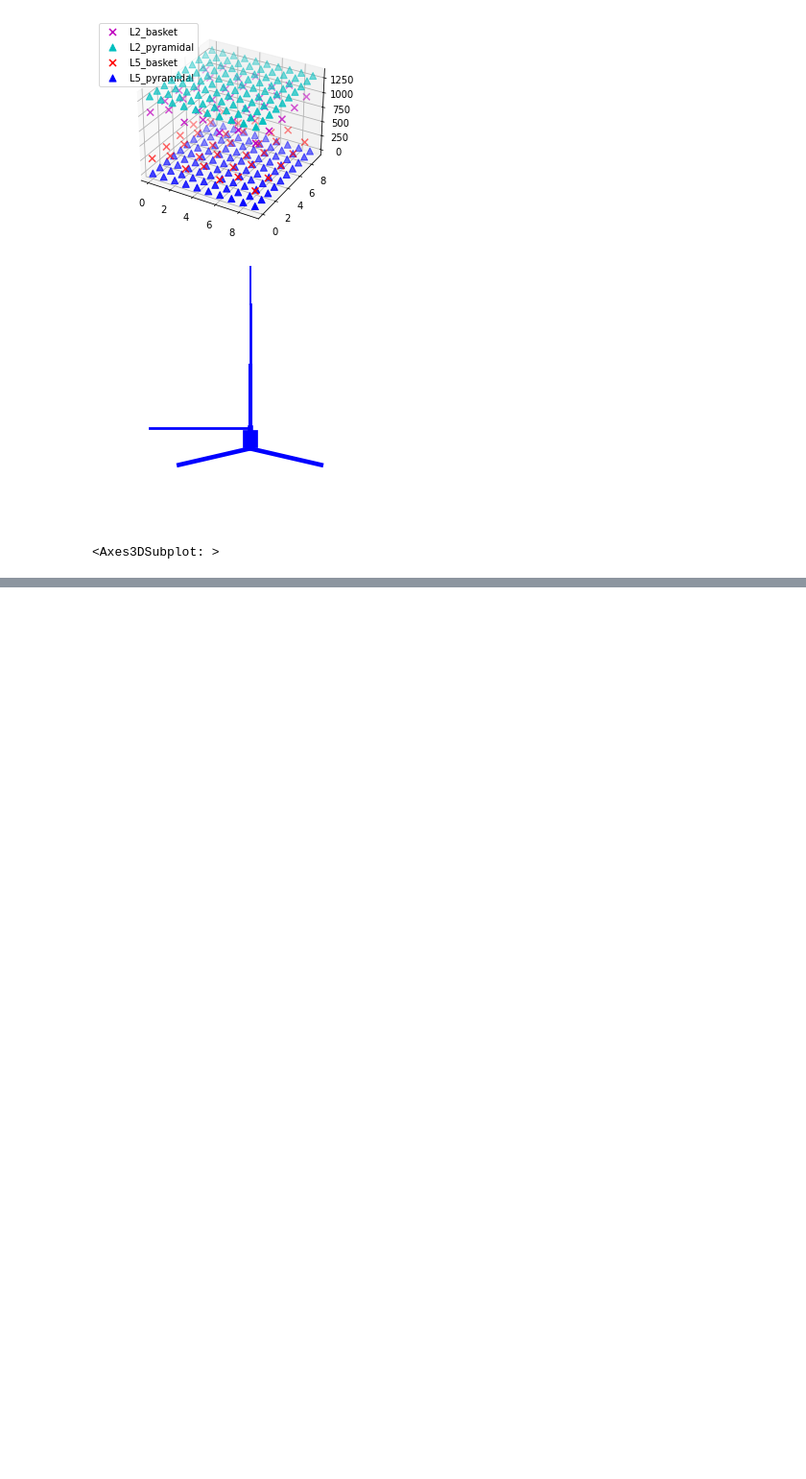
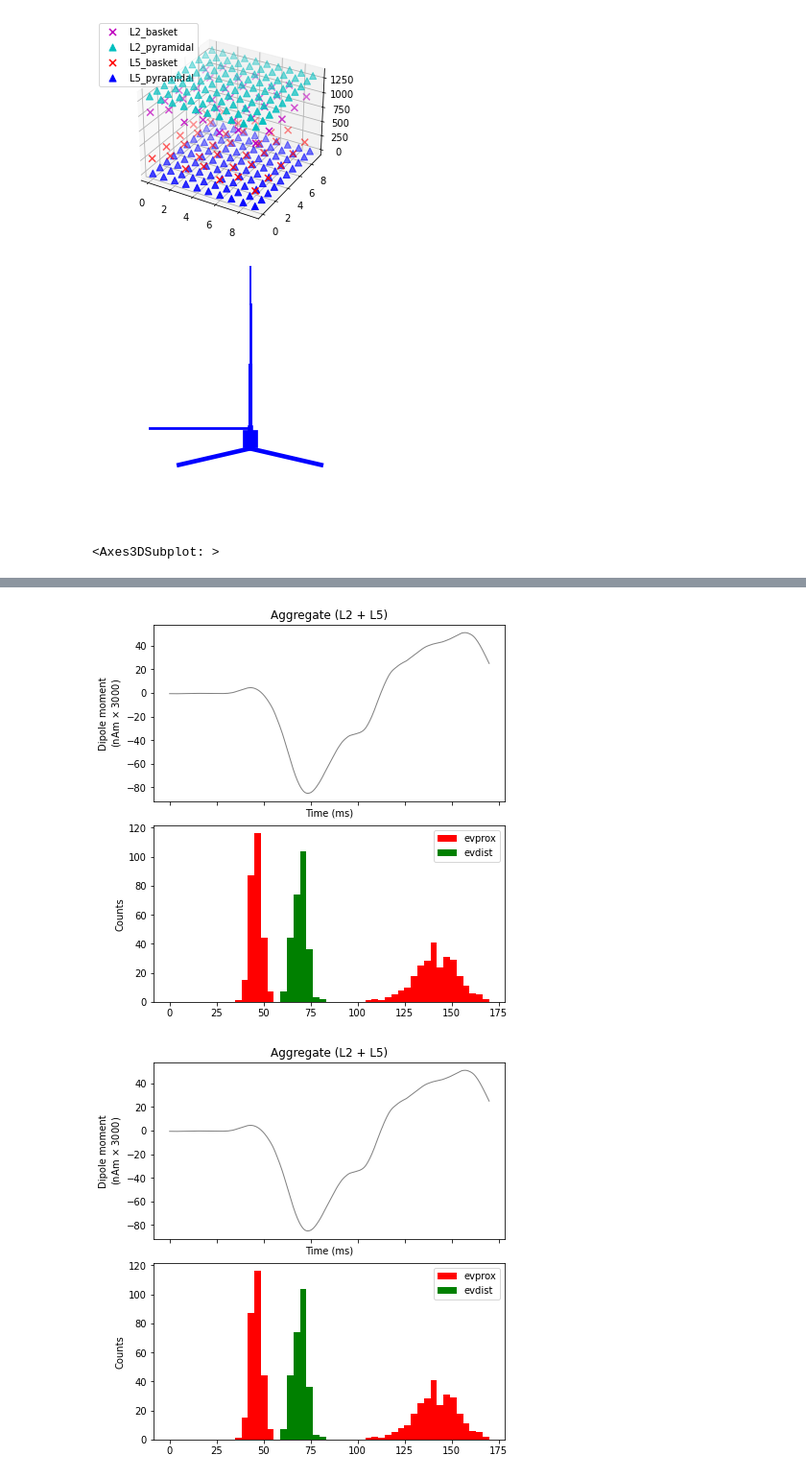
Before and after one commit to ekaplan7/V1_HNN_Modeling, a Jupyter notebook: V1_HNN.ipynb, the cells around one changed output, grey strips where cells are left out. Shown: that part at 96% size. Saved outputs shown, nothing was run; the diff lists cells and outputs as text; code cells hidden in the pictures; blank space fills up the shorter version.

```diff
--- a/V1_HNN.ipynb
+++ b/V1_HNN.ipynb
@@ -51,5 +78,5 @@ net.add_evoked_drive(
 # %%
 #simulate dipole, running 2 jobs
 #joblib allows jobs to run in parallel
-with JoblibBackend(n_jobs=2):
-    dpls = simulate_dipole(net, tstop=170., n_trials=2)
+with JoblibBackend(n_jobs=1):
+    dpls = simulate_dipole(net, tstop=170., record_vsec='soma')
@@ -61,10 +175,12 @@ for dpl in dpls:
 # %%
 #plt simulated aggregated dipole moments over time
 fig, axes = plt.subplots(2, 1, sharex=True, figsize=(6, 6),
                          constrained_layout=True)
 plot_dipole(dpls, ax=axes[0], layer='agg', show=False)
-net.cell_response.plot_spikes_hist(ax=axes[1],
-                                   spike_types=['evprox', 'evdist'])
+net.cell_response.plot_spikes_hist(ax=axes[1], spike_types=['evprox', 'evdist'])
+# %% [output]
+[figure, added]
+[figure, added]
 # %%
 #visualize layer contributions seperately
 plot_dipole(dpls, average=False, layer=['L2', 'L5', 'agg'], show=False)
```
Also changed, not shown: parts of 13 cells of this notebook, 2 other files.
